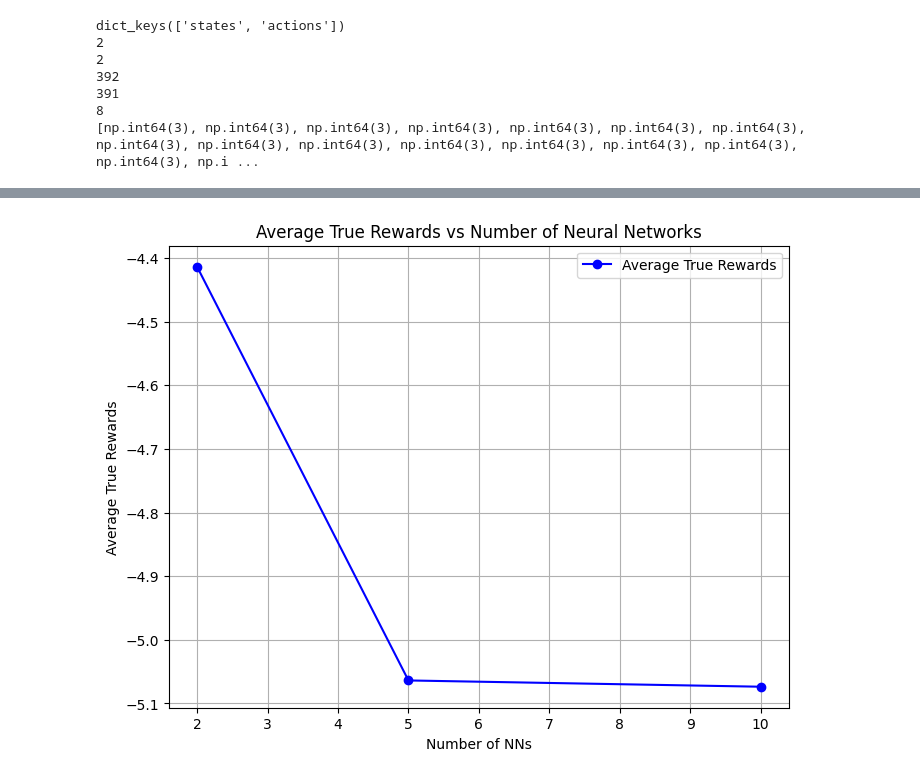
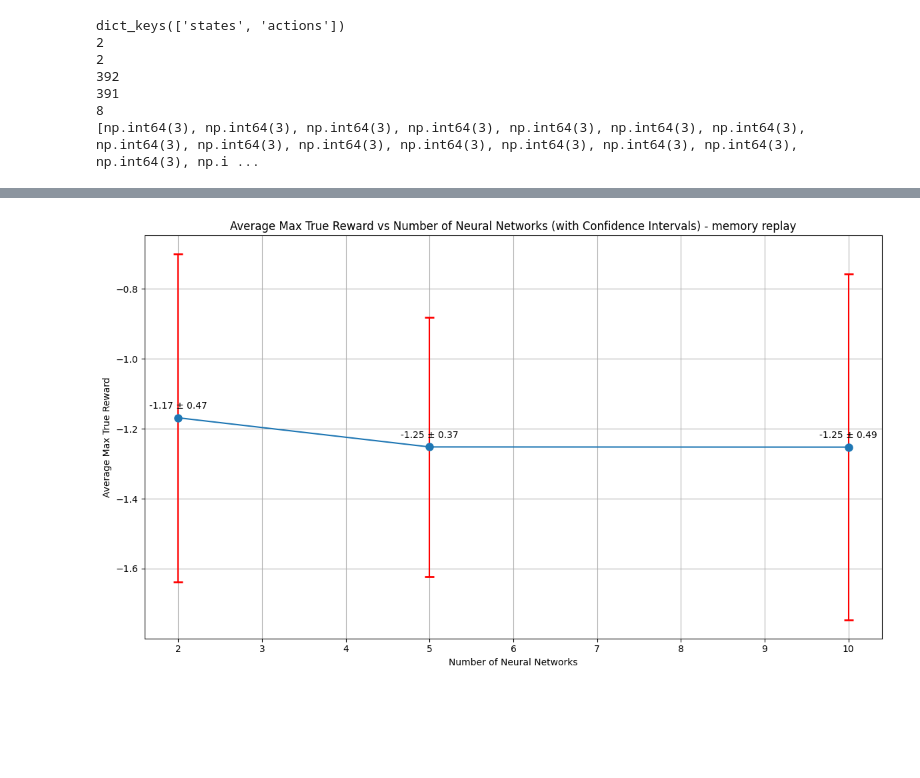
Before and after one commit to stefanoviel/UCBimitation, a Jupyter notebook: test.ipynb, the cells around one changed output, grey strips where cells are left out. Saved outputs shown, nothing was run; the diff lists cells and outputs as text; code cells hidden in the pictures; blank space fills up the shorter version.

Commit message:
plots

```diff
--- a/test.ipynb
+++ b/test.ipynb
@@ -170,28 +142,36 @@ plt.show()
-# %%
-import pandas as pd
-import matplotlib.pyplot as plt
-
-# Load the CSV file
-csv_file = 'run_memory_replay/true_rewards.csv'  # Replace with your actual file path
-data = pd.read_csv(csv_file)
-
-# Group by 'num_of_NNs' and calculate the average 'true_rewards'
-avg_data = data.groupby('num_of_NNs', as_index=False)['true_rewards'].mean()
-
-# Plotting the data
-plt.figure(figsize=(8, 6))
-plt.plot(avg_data['num_of_NNs'], avg_data['true_rewards'], marker='o', linestyle='-', color='b', label='Average True Rewards')
-
-# Add titles and labels
-plt.title('Average True Rewards vs Number of Neural Networks')
-plt.xlabel('Number of NNs')
-plt.ylabel('Average True Rewards')
-
-# Show grid and legend
-plt.grid(True)
-plt.legend()
-
-# Show the plot
-plt.show()
-# %% [output]
-[figure, removed]
+# %%
+import pandas as pd
+import matplotlib.pyplot as plt
+import numpy as np
+
+# Read the CSV file
+df = pd.read_csv('runs/true_rewards.csv')
+
+# Group by num_of_NNs and run_id, then find the max true_reward for each group
+max_rewards = df.groupby(['num_of_NNs', 'run_id'])['true_reward'].max().reset_index()
+
+# Calculate the average and standard deviation of max true_rewards for each num_of_NNs
+avg_max_rewards = max_rewards.groupby('num_of_NNs')['true_reward'].agg(['mean', 'std']).reset_index()
+
+# Sort the results by num_of_NNs
+avg_max_rewards = avg_max_rewards.sort_values('num_of_NNs')
+
+# Create the plot
+plt.figure(figsize=(12, 7))
+plt.errorbar(avg_max_rewards['num_of_NNs'], avg_max_rewards['mean'],
+             yerr=avg_max_rewards['std'], fmt='o-', capsize=5, capthick=2, ecolor='red', markersize=8)
+
+plt.xlabel('Number of Neural Networks')
+plt.ylabel('Average Max True Reward')
+plt.title('Average Max True Reward vs Number of Neural Networks (with Confidence Intervals) - memory replay')
+plt.grid(True)
+
+# Add value labels on the points
+for x, y, std in zip(avg_max_rewards['num_of_NNs'], avg_max_rewards['mean'], avg_max_rewards['std']):
+    plt.annotate(f'{y:.2f} ± {std:.2f}', (x, y), textcoords="offset points", xytext=(0,10), ha='center')
+
+# Show the plot
+plt.tight_layout()
+plt.show()
+# %% [output]
+[figure, added]
```
Also changed, not shown: parts of 4 cells of this notebook, 2 other files.
